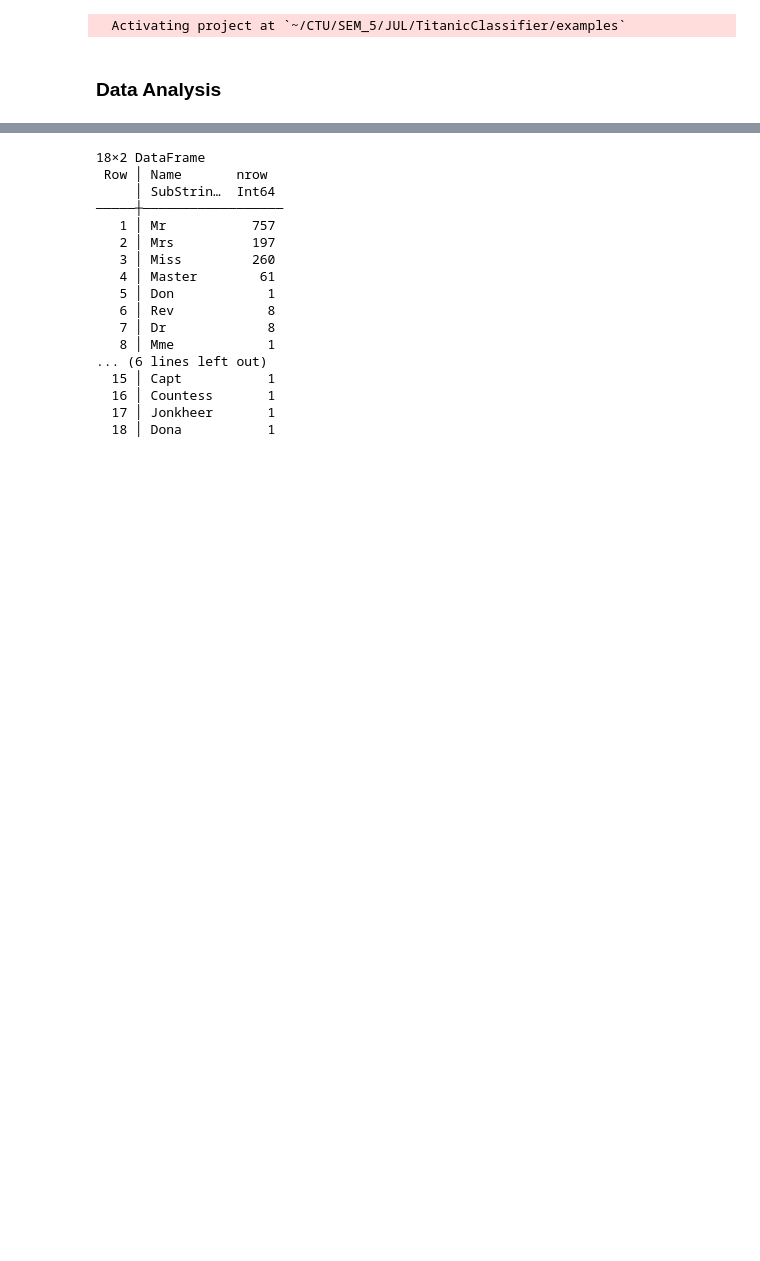
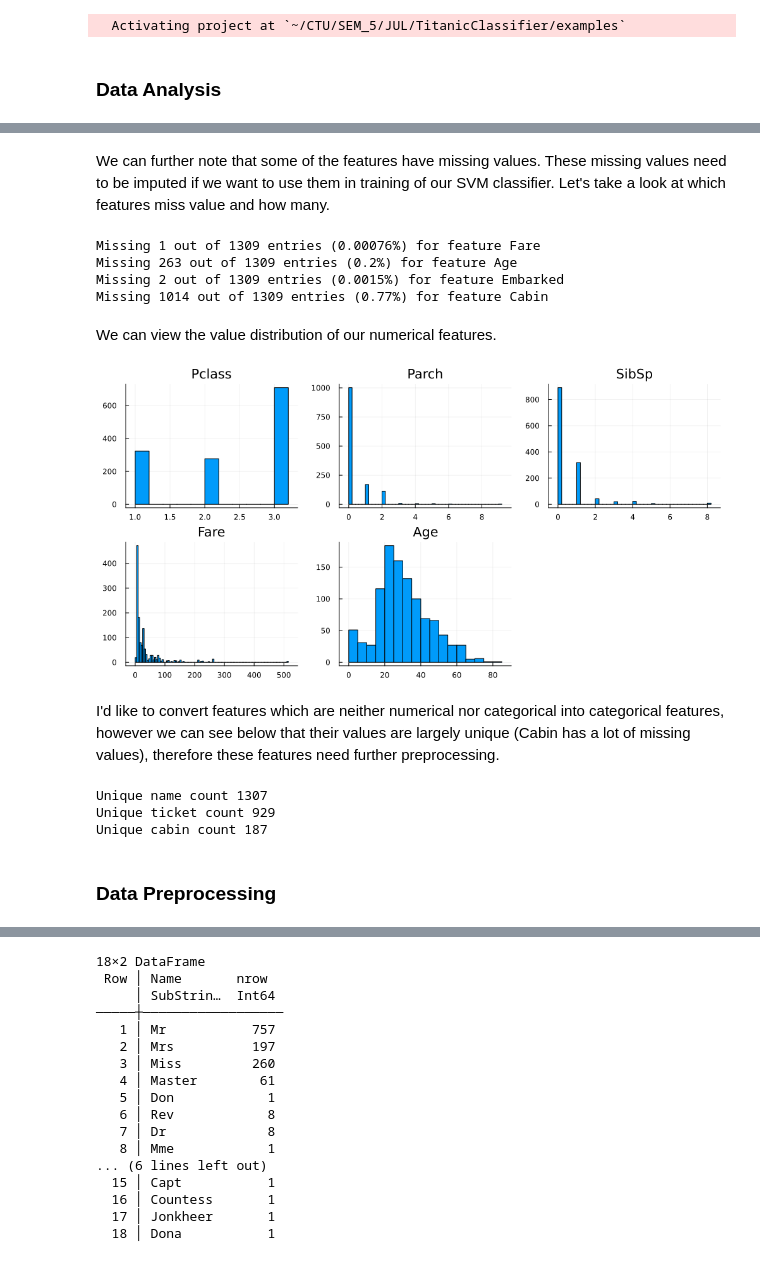
Before and after one commit to B0B36JUL-FinalProjects-2022/Projekt_cechdav5, a Jupyter notebook: examples/classif.ipynb, the cells around one changed output, grey strips where cells are left out. Drawn from its saved outputs; the diff is of its cells as text; code cells hidden in the pictures; blank space fills up the shorter version.

```diff
--- a/examples/classif.ipynb
+++ b/examples/classif.ipynb
@@ -54,0 +39,42 @@ print(first(merged_copy, 5))
+# %% [markdown]
+We can further note that some of the features have missing values. These missing values need to be imputed if we want to use them in training of our SVM classifier. Let's take a look at which features miss value and how many.
+# %%
+incomplete_cols = Dict()
+
+for row in eachrow(merged)
+    for name in names(merged)
+        if(ismissing(row[name]))
+            incomplete_cols[name] = get!(incomplete_cols, name, 0) + 1
+        end
+    end
+end
+
+for entry in incomplete_cols
+    print("Missing ", entry[2], " out of ", nrow(merged), " entries (", round(entry[2]/nrow(merged); sigdigits=2), "%) for feature ", entry[1], "\n")
+end
+# %% [output]
+Missing 1 out of 1309 entries (0.00076%) for feature Fare
+Missing 263 out of 1309 entries (0.2%) for feature Age
+Missing 2 out of 1309 entries (0.0015%) for feature Embarked
+Missing 1014 out of 1309 entries (0.77%) for feature Cabin
+# %% [markdown]
+We can view the value distribution of our numerical features.
+# %%
+temp = [merged[!, "Pclass"], merged[!, "Parch"], merged[!, "SibSp"], merged[!, "Fare"], skipmissing(merged[!, "Age"])]
+
+histogram(temp, layout=5, size=(1000,500), legend=false, visible=true, title=["Pclass" "Parch" "SibSp" "Fare" "Age"])
+# %% [output]
+[figure, added]
+# %% [markdown]
+I'd like to convert features which are neither numerical nor categorical into categorical features, however we can see below that their values are largely unique (Cabin has a lot of missing values), therefore these features need further preprocessing.
+# %%
+uq_name = nrow(combine(groupby(merged, "Name"), nrow => :count))
+uq_ticket = nrow(combine(groupby(merged, "Ticket"), nrow => :count))
+uq_cabin = nrow(combine(groupby(merged, "Cabin"), nrow => :count))
+print("Unique name count ", uq_name, "\nUnique ticket count ", uq_ticket, "\nUnique cabin count ", uq_cabin)
+# %% [output]
+Unique name count 1307
+Unique ticket count 929
+Unique cabin count 187
+# %% [markdown]
+### Data Preprocessing
```
Also changed, not shown: parts of 35 cells of this notebook, 3 other files.
